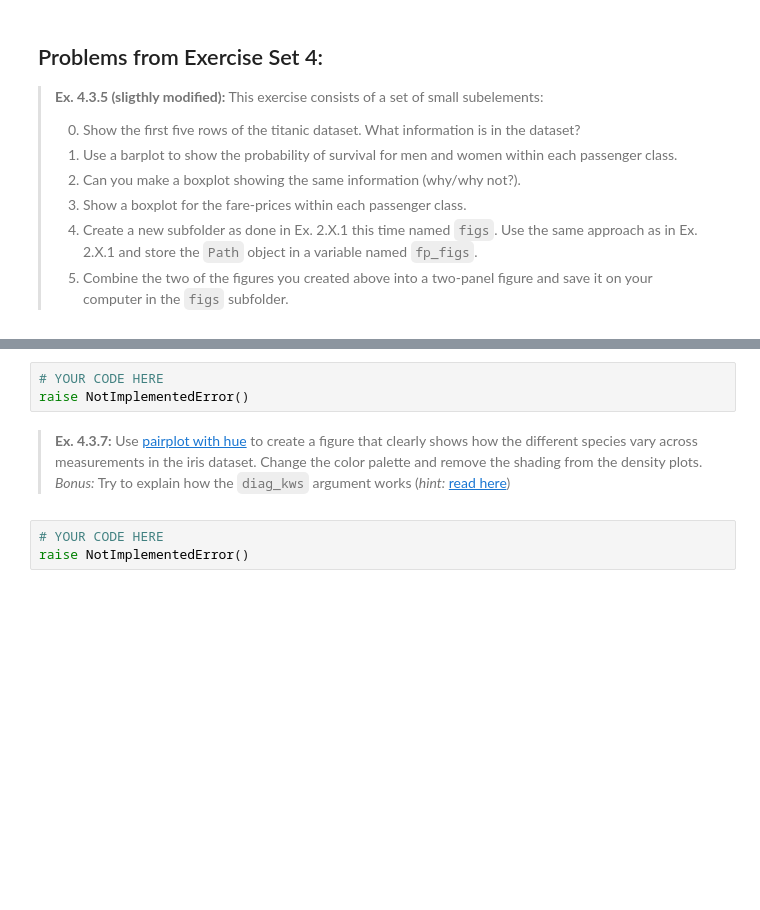
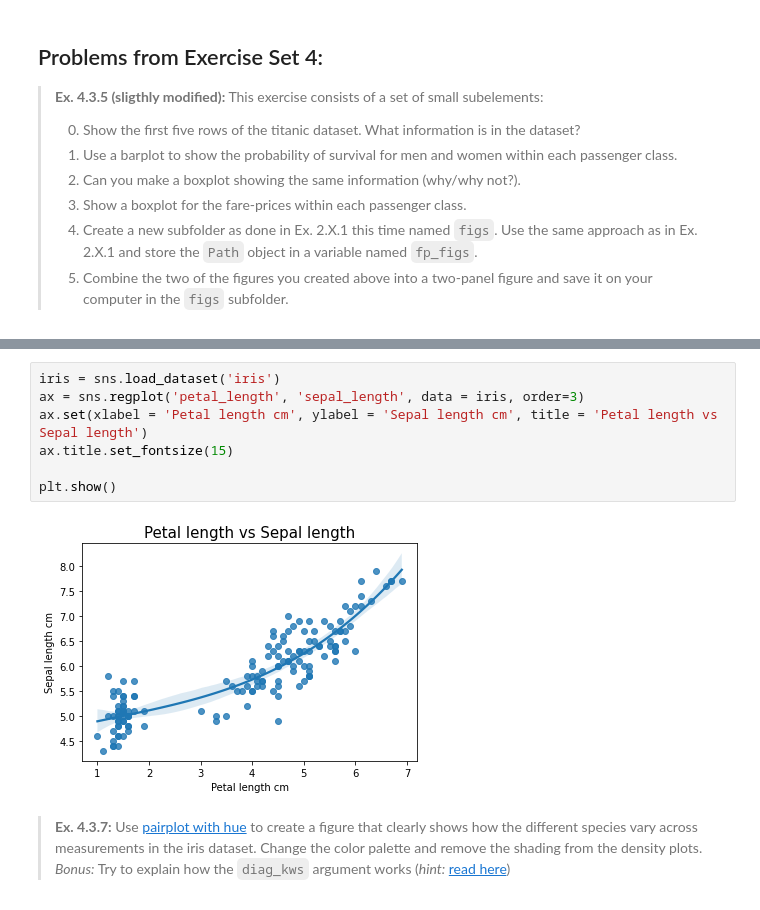
Before and after one commit to laurajaida/laura_og_stjernerne, a Jupyter notebook: assignment_1.ipynb, the cells around one changed output, grey strips where cells are left out. Saved outputs shown, nothing was run; the diff lists cells and outputs as text; blank space fills up the shorter version.

```diff
--- a/assignment_1.ipynb
+++ b/assignment_1.ipynb
@@ -465,11 +540,14 @@ raise NotImplementedError()
 > <img src="example-iris-q436.png" alt="Drawing" style="width: 200px;"/>
 >
 > _Hint:_ Use the `.regplot` method from seaborn.
-# %%
-# YOUR CODE HERE
-raise NotImplementedError()
+# %%
+iris = sns.load_dataset('iris')
+ax = sns.regplot('petal_length', 'sepal_length', data = iris, order=3)
+ax.set(xlabel = 'Petal length cm', ylabel = 'Sepal length cm', title = 'Petal length vs Sepal length')
+ax.title.set_fontsize(15)
+
+plt.show()
+# %% [output]
+[figure, added]
 # %% [markdown]
 > **Ex. 4.3.7:** Use [pairplot with hue](https://seaborn.pydata.org/generated/seaborn.pairplot.html) to create a figure that clearly shows how the different species vary across measurements in the iris dataset. Change the color palette and remove the shading from the density plots. _Bonus:_ Try to explain how the `diag_kws` argument works (_hint:_ [read here](https://stackoverflow.com/questions/1769403/understanding-kwargs-in-python))
-# %%
-# YOUR CODE HERE
-raise NotImplementedError()
```
Also changed, not shown: parts of 11 cells of this notebook.
